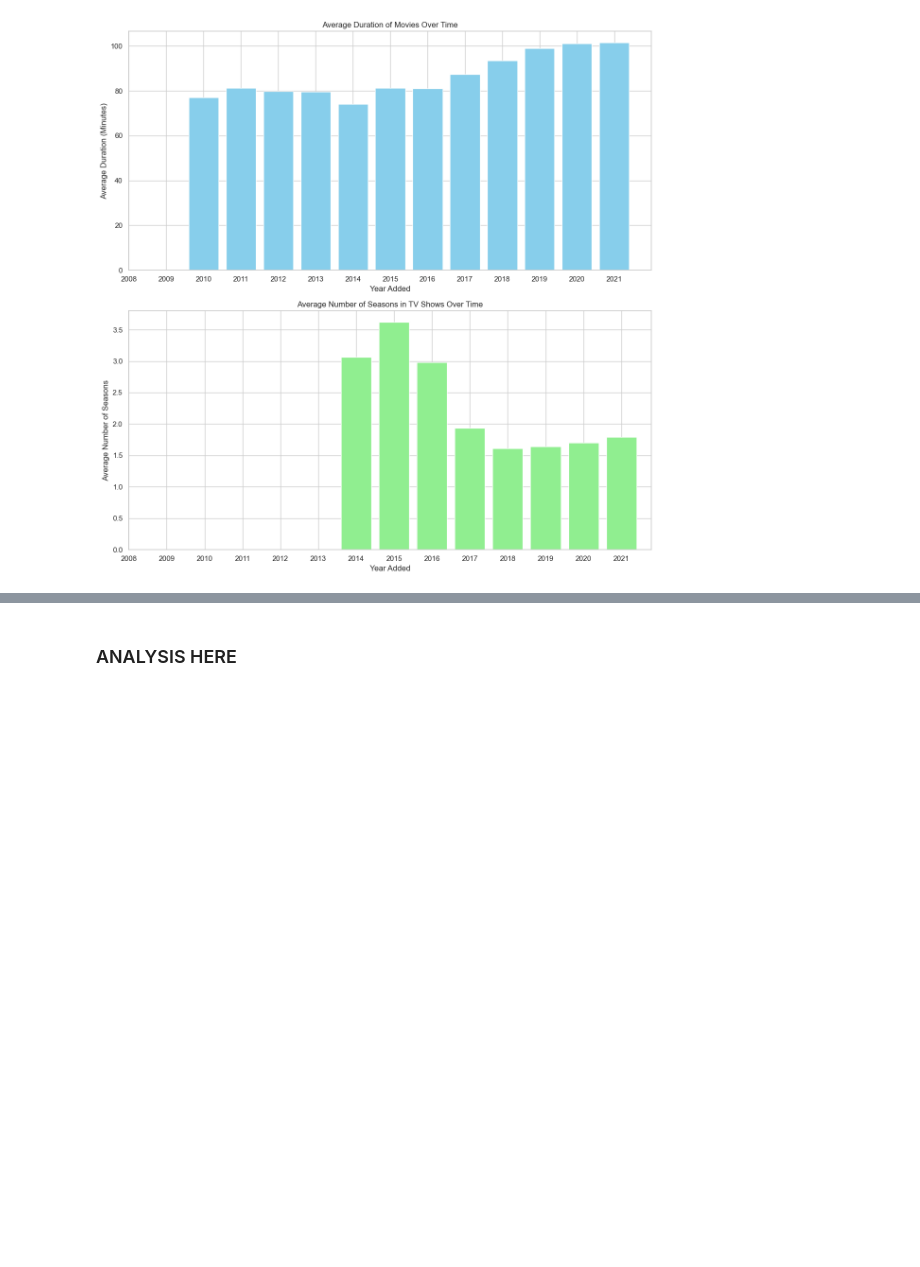
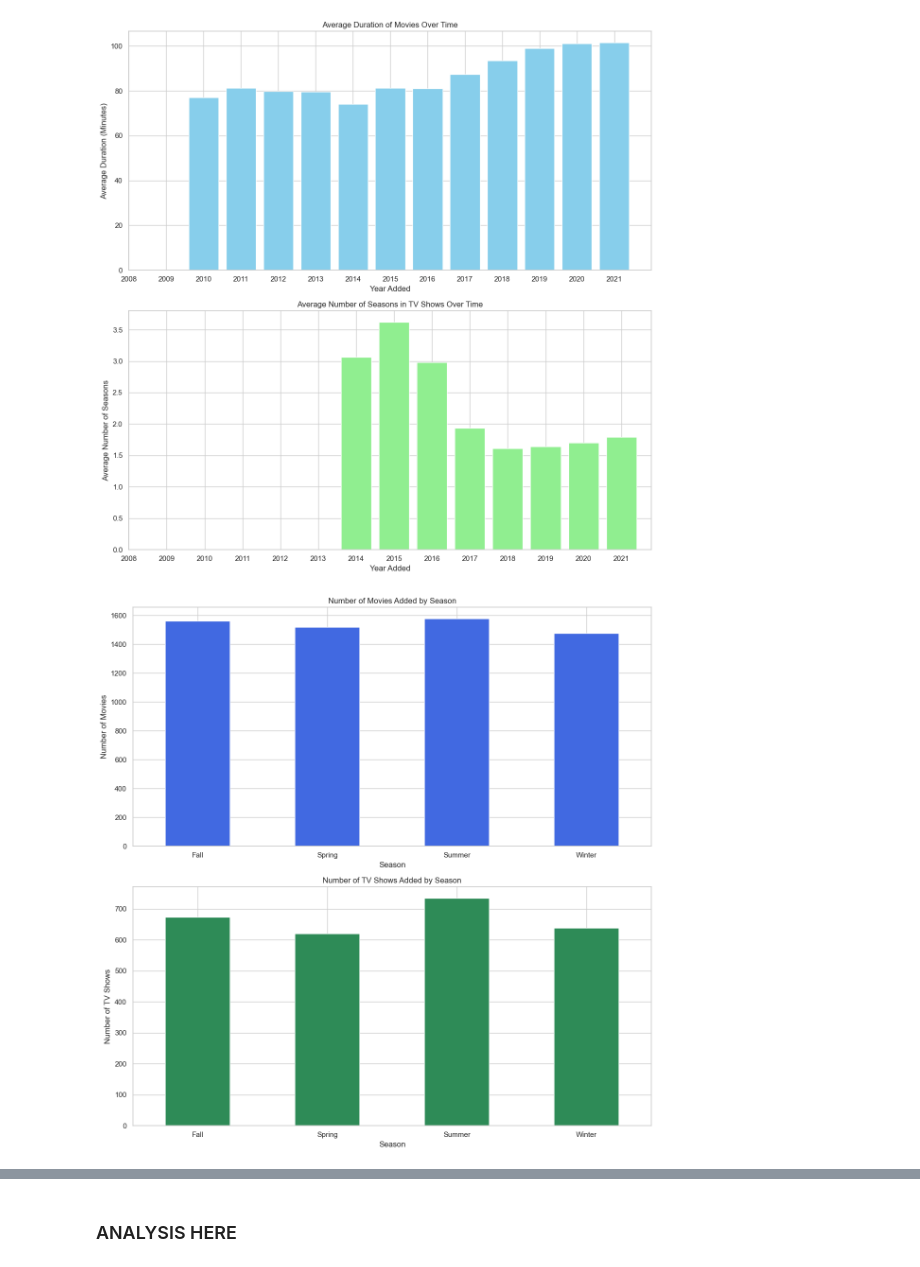
Before and after one commit to CSHieuV/MetaDataAnalysisCompetition, a Jupyter notebook: MetaAnalysis.ipynb, the cells around one changed output, grey strips where cells are left out. Cells and saved outputs as stored; diff of their text form; code cells hidden in the pictures; blank space fills up the shorter version.

```diff
--- a/MetaAnalysis.ipynb
+++ b/MetaAnalysis.ipynb
@@ -518,3 +518,25 @@ plt.tight_layout()
 plt.show()
 # %% [output]
 [figure]
+# %%
+# Plotting Content Type by Season - Separated for Movies and TV Shows
+fig, (ax1, ax2) = plt.subplots(2, 1, figsize=(12, 12))
+
+# Movies
+content_type_season['Movie'].plot(kind='bar', ax=ax1, color='royalblue')
+ax1.set_title('Number of Movies Added by Season')
+ax1.set_xlabel('Season')
+ax1.set_ylabel('Number of Movies')
+ax1.set_xticklabels(content_type_season.index, rotation=0)
+
+# TV Shows
+content_type_season['TV Show'].plot(kind='bar', ax=ax2, color='seagreen')
+ax2.set_title('Number of TV Shows Added by Season')
+ax2.set_xlabel('Season')
+ax2.set_ylabel('Number of TV Shows')
+ax2.set_xticklabels(content_type_season.index, rotation=0)
+
+plt.tight_layout()
+plt.show()
+# %% [output]
+[figure, added]
```
Also changed, not shown: parts of 7 cells of this notebook.
